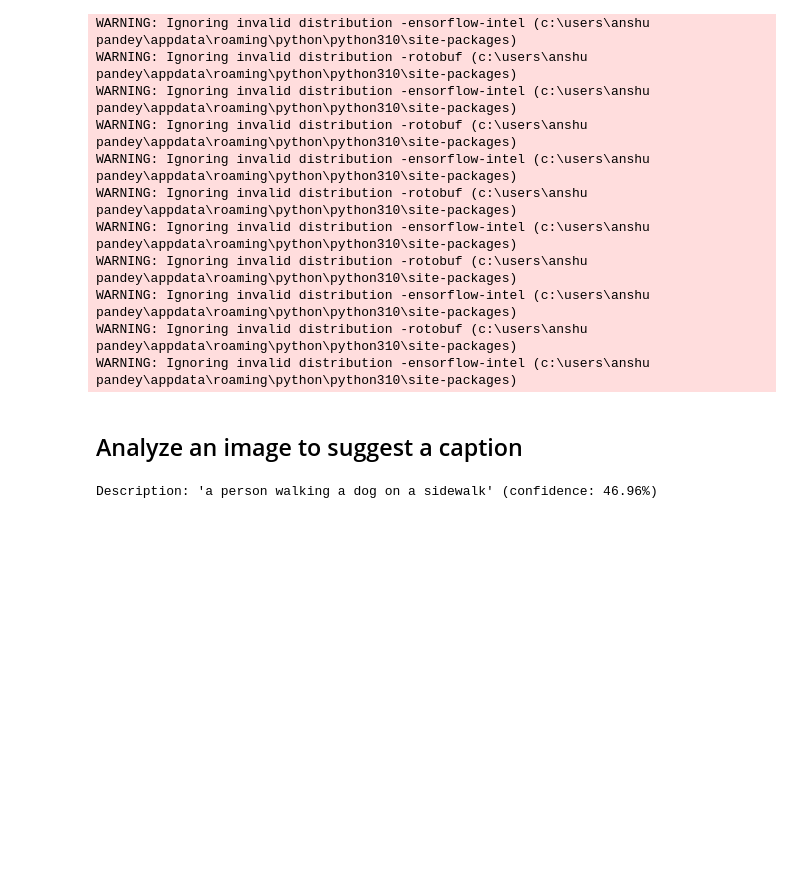
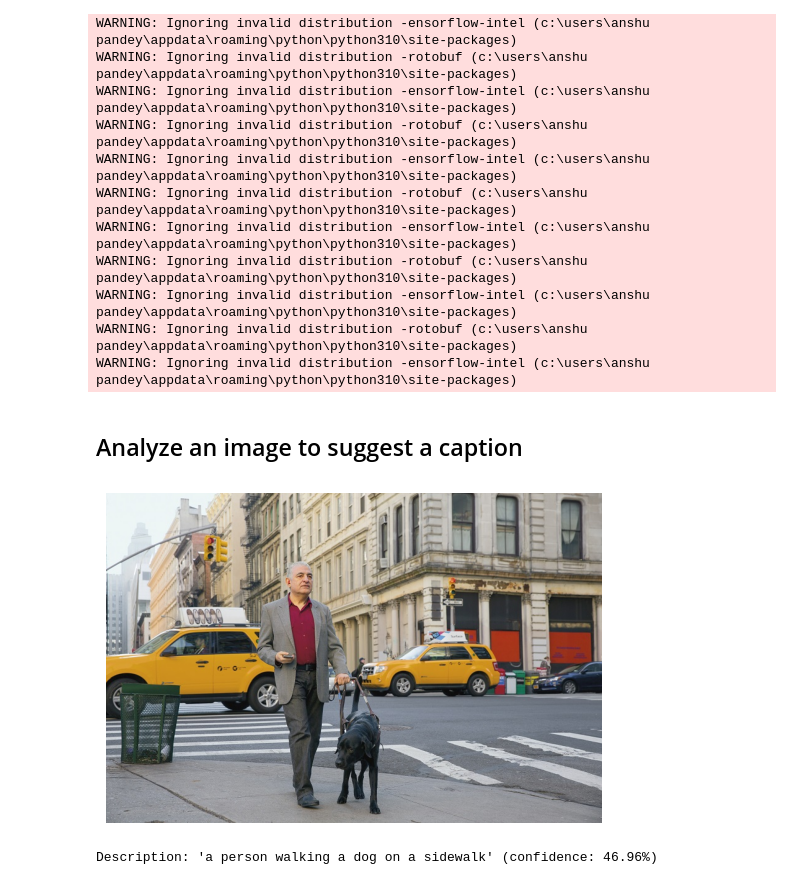
Before and after one commit to akmalyezdani512/AzureAI, a Jupyter notebook: Lab3.ipynb, the cells around one changed output. Cells and saved outputs as stored; diff of their text form; code cells hidden in the pictures; blank space fills up the shorter version.

```diff
--- a/Lab3.ipynb
+++ b/Lab3.ipynb
@@ -43,8 +44,22 @@ features = [VisualFeatureTypes.description,
             VisualFeatureTypes.brands,
             VisualFeatureTypes.objects,
             VisualFeatureTypes.adult]
+# %%
+def display_image(path):
+    import matplotlib.image as mpimg
+
+    # Load the image
+    img = mpimg.imread(path)
+
+    # Display the image
+    plt.imshow(img)
+    plt.axis('off')  # Turn off the axis
+    plt.show()
 # %%
 image_file = 'images/street.jpg'
+display_image(image_file)
+# %% [output]
+[figure, added]
 # %%
 # Get image analysis
 with open(image_file, mode="rb") as image_data:
```
Also changed, not shown: parts of 5 cells of this notebook, 1 other file.
